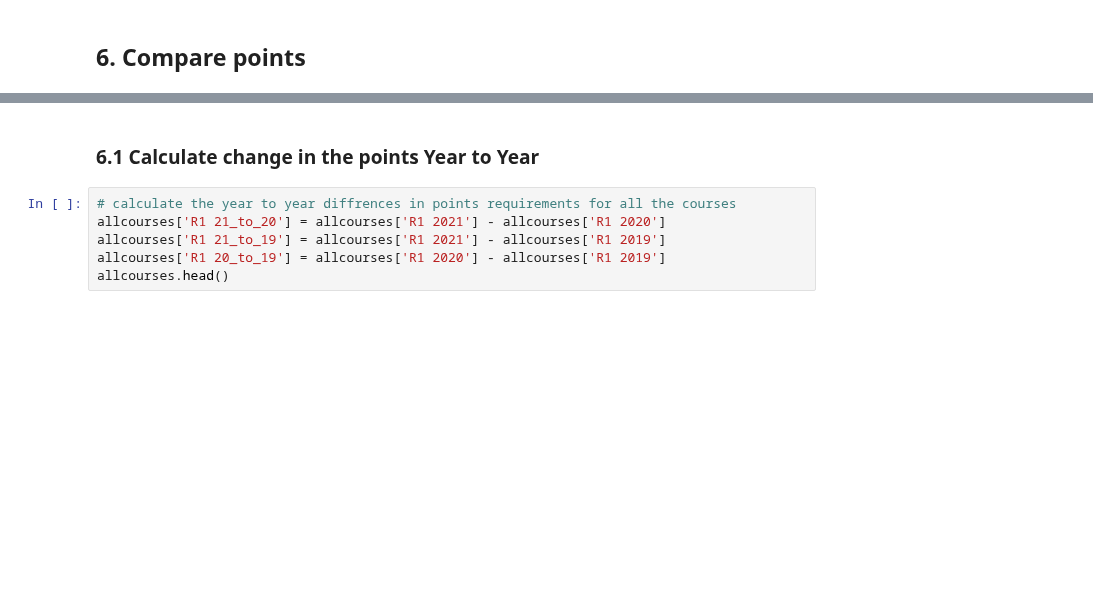
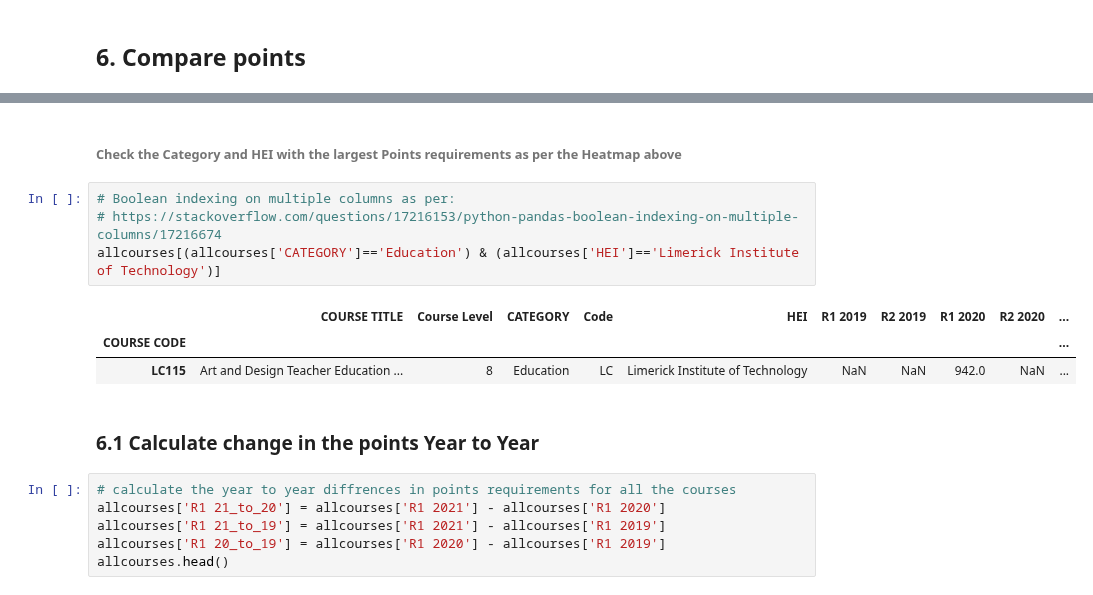
Before and after one commit to przemekbil/FoDA_2021, a Jupyter notebook: cao.ipynb, the cells around one changed output, grey strips where cells are left out. Saved outputs shown, nothing was run; the diff lists cells and outputs as text; blank space fills up the shorter version.

```diff
--- a/cao.ipynb
+++ b/cao.ipynb
@@ -1337,3 +1351,13 @@ allcourses.head()
+# %% [markdown]
+###### Check the Category and HEI with the largest Points requirements as per the Heatmap above
+# %%
+# Boolean indexing on multiple columns as per:
+# https://stackoverflow.com/questions/17216153/python-pandas-boolean-indexing-on-multiple-columns/17216674
+allcourses[(allcourses['CATEGORY']=='Education') & (allcourses['HEI']=='Limerick Institute of Technology')]
+# %% [output]
+|  | COURSE TITLE | Course Level | CATEGORY | Code | HEI | R1 2019 | R2 2019 | R1 2020 | R2 2020 | ... |
+| COURSE CODE |  |  |  |  |  |  |  |  |  | ... |
+| LC115 | Art and Design Teacher Education ... | 8 | Education | LC | Limerick Institute of Technology | NaN | NaN | 942.0 | NaN | ... |
 # %% [markdown]
 ### 6.1 Calculate change in the points Year to Year
 # %%
```
Also changed, not shown: parts of 3 cells of this notebook.
